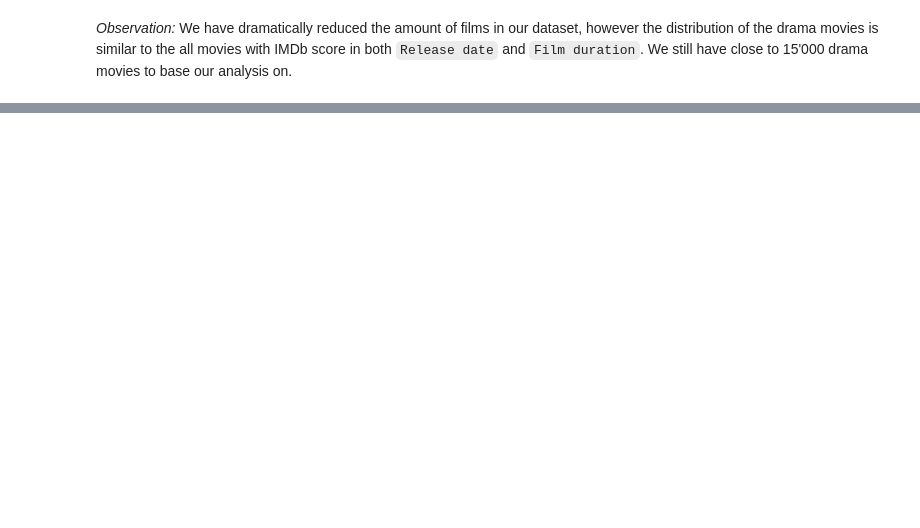
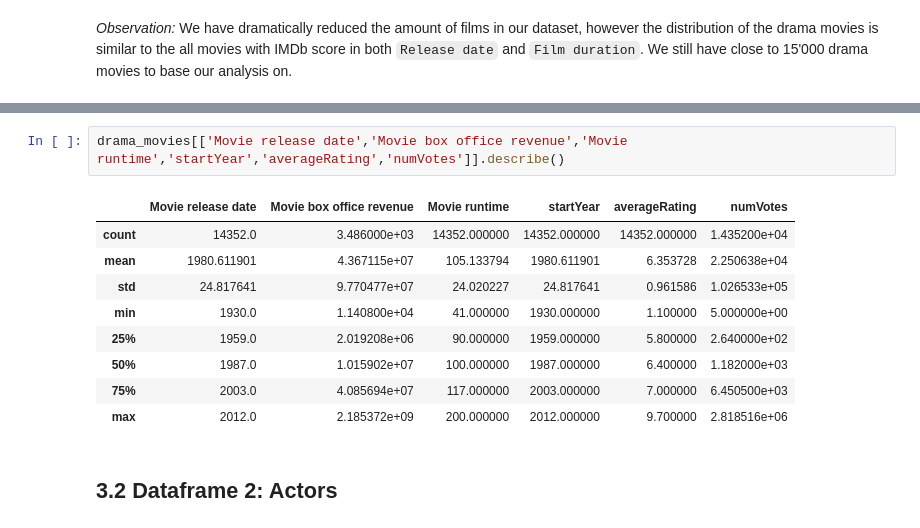
Before and after one commit to epfl-ada/ada-2023-project-dromadaire, a Jupyter notebook: P2.ipynb, the cells around one changed output, grey strips where cells are left out. Cells and saved outputs as stored; diff of their text form; blank space fills up the shorter version.

```diff
--- a/P2.ipynb
+++ b/P2.ipynb
@@ -412,0 +477,14 @@ drama_movies.describe()
+# %%
+drama_movies[['Movie release date','Movie box office revenue','Movie runtime','startYear','averageRating','numVotes']].describe()
+# %% [output]
+|  | Movie release date | Movie box office revenue | Movie runtime | startYear | averageRating | numVotes |
+| count | 14352.0 | 3.486000e+03 | 14352.000000 | 14352.000000 | 14352.000000 | 1.435200e+04 |
+| mean | 1980.611901 | 4.367115e+07 | 105.133794 | 1980.611901 | 6.353728 | 2.250638e+04 |
+| std | 24.817641 | 9.770477e+07 | 24.020227 | 24.817641 | 0.961586 | 1.026533e+05 |
+| min | 1930.0 | 1.140800e+04 | 41.000000 | 1930.000000 | 1.100000 | 5.000000e+00 |
+| 25% | 1959.0 | 2.019208e+06 | 90.000000 | 1959.000000 | 5.800000 | 2.640000e+02 |
+| 50% | 1987.0 | 1.015902e+07 | 100.000000 | 1987.000000 | 6.400000 | 1.182000e+03 |
+| 75% | 2003.0 | 4.085694e+07 | 117.000000 | 2003.000000 | 7.000000 | 6.450500e+03 |
+| max | 2012.0 | 2.185372e+09 | 200.000000 | 2012.000000 | 9.700000 | 2.818516e+06 |
+# %% [markdown]
+## 3.2 Dataframe 2: Actors
```
Also changed, not shown: parts of 33 cells of this notebook.
